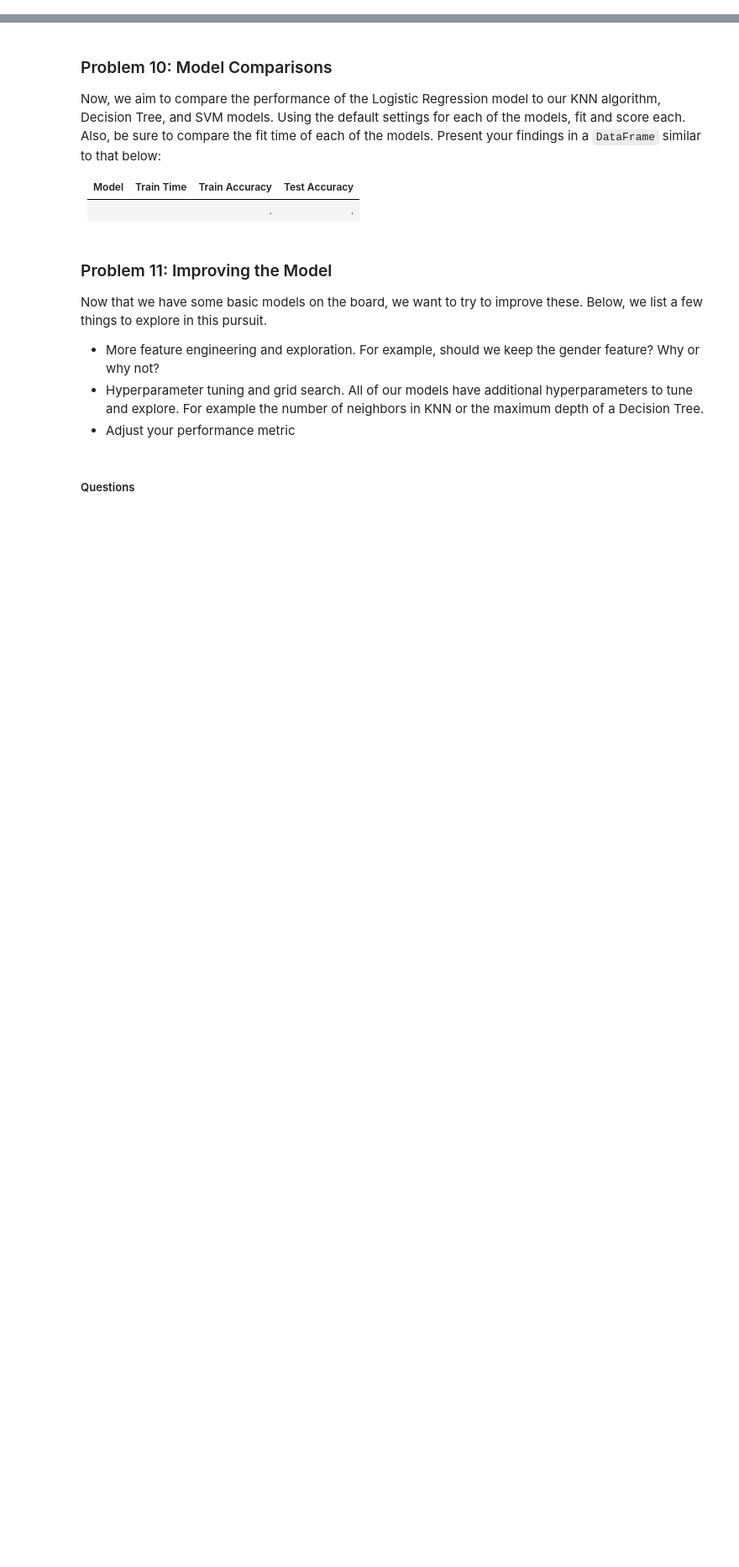
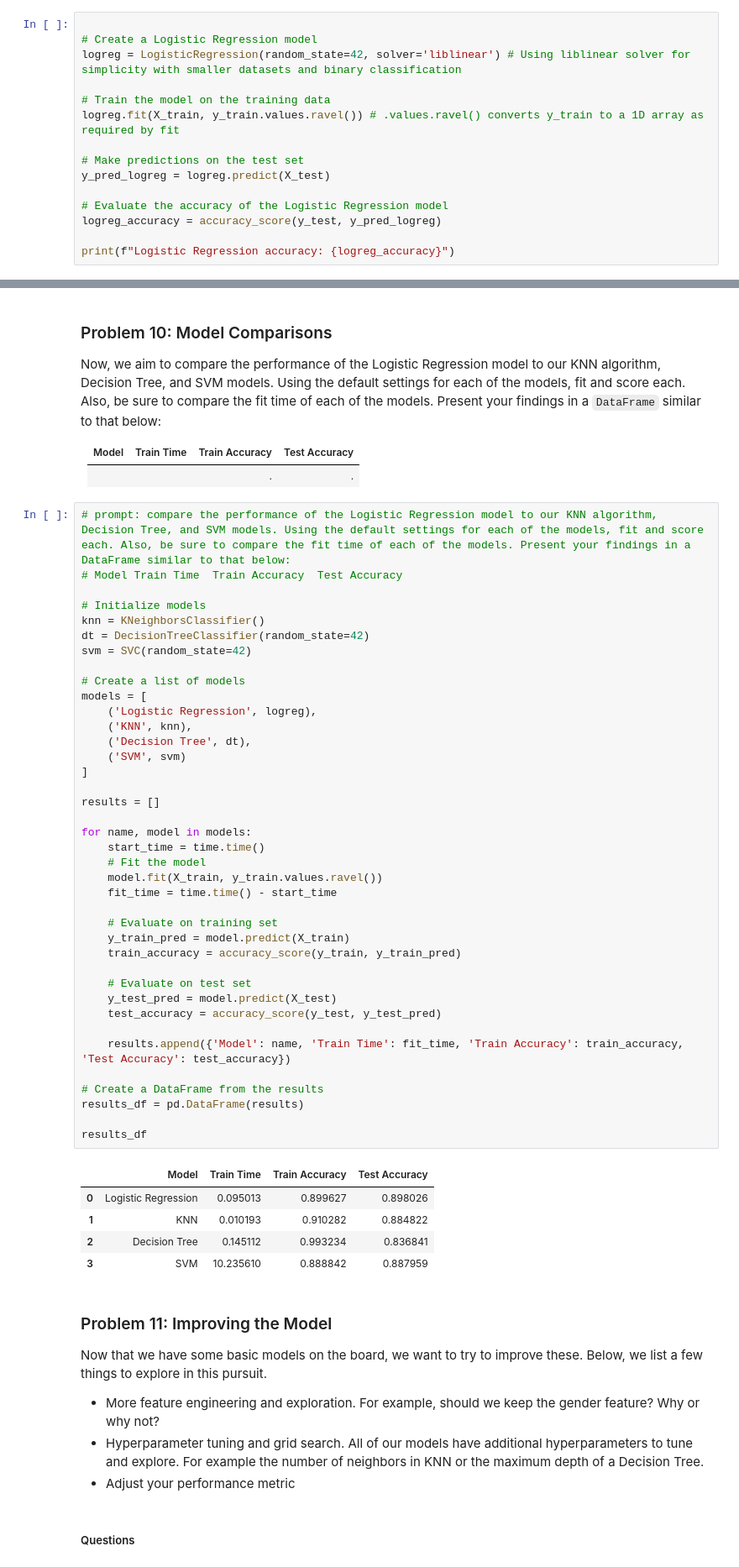
Before and after one commit to Ssahu620/ss-Assignment-17, a Jupyter notebook: ss_v1_17_Assignment.ipynb, the cells around one changed output, grey strips where cells are left out. Shown at 84% size. Saved outputs shown, nothing was run; the diff lists cells and outputs as text; blank space fills up the shorter version.

```diff
--- a/ss_v1_17_Assignment.ipynb
+++ b/ss_v1_17_Assignment.ipynb
@@ -411,0 +454,15 @@ Use Logistic Regression to build a basic model on your data.
+# %%
+
+# Create a Logistic Regression model
+logreg = LogisticRegression(random_state=42, solver='liblinear') # Using liblinear solver for simplicity with smaller datasets and binary classification
+
+# Train the model on the training data
+logreg.fit(X_train, y_train.values.ravel()) # .values.ravel() converts y_train to a 1D array as required by fit
+
+# Make predictions on the test set
+y_pred_logreg = logreg.predict(X_test)
+
+# Evaluate the accuracy of the Logistic Regression model
+logreg_accuracy = accuracy_score(y_test, y_pred_logreg)
+
+print(f"Logistic Regression accuracy: {logreg_accuracy}")
@@ -421,6 +485,51 @@ Now, we aim to compare the performance of the Logistic Regression model to our K
 | Model | Train Time | Train Accuracy | Test Accuracy |
 | ----- | ---------- | -------------  | -----------   |
 |     |    |.     |.     |
+# %%
+# prompt: compare the performance of the Logistic Regression model to our KNN algorithm, Decision Tree, and SVM models. Using the default settings for each of the models, fit and score each. Also, be sure to compare the fit time of each of the models. Present your findings in a DataFrame similar to that below:
+# Model	Train Time	Train Accuracy	Test Accuracy
+
+# Initialize models
+knn = KNeighborsClassifier()
+dt = DecisionTreeClassifier(random_state=42)
+svm = SVC(random_state=42)
+
+# Create a list of models
+models = [
+    ('Logistic Regression', logreg),
+    ('KNN', knn),
+    ('Decision Tree', dt),
+    ('SVM', svm)
+]
+
+results = []
+
+for name, model in models:
+    start_time = time.time()
+    # Fit the model
+    model.fit(X_train, y_train.values.ravel())
+    fit_time = time.time() - start_time
+
+    # Evaluate on training set
+    y_train_pred = model.predict(X_train)
+    train_accuracy = accuracy_score(y_train, y_train_pred)
+
+    # Evaluate on test set
+    y_test_pred = model.predict(X_test)
+    test_accuracy = accuracy_score(y_test, y_test_pred)
+
+    results.append({'Model': name, 'Train Time': fit_time, 'Train Accuracy': train_accuracy, 'Test Accuracy': test_accuracy})
+
+# Create a DataFrame from the results
+results_df = pd.DataFrame(results)
+
+results_df
+# %% [output]
+|  | Model | Train Time | Train Accuracy | Test Accuracy |
+| 0 | Logistic Regression | 0.095013 | 0.899627 | 0.898026 |
+| 1 | KNN | 0.010193 | 0.910282 | 0.884822 |
+| 2 | Decision Tree | 0.145112 | 0.993234 | 0.836841 |
+| 3 | SVM | 10.235610 | 0.888842 | 0.887959 |
 # %% [markdown]
 ### Problem 11: Improving the Model
 
```
Also changed, not shown: parts of 7 cells of this notebook.
